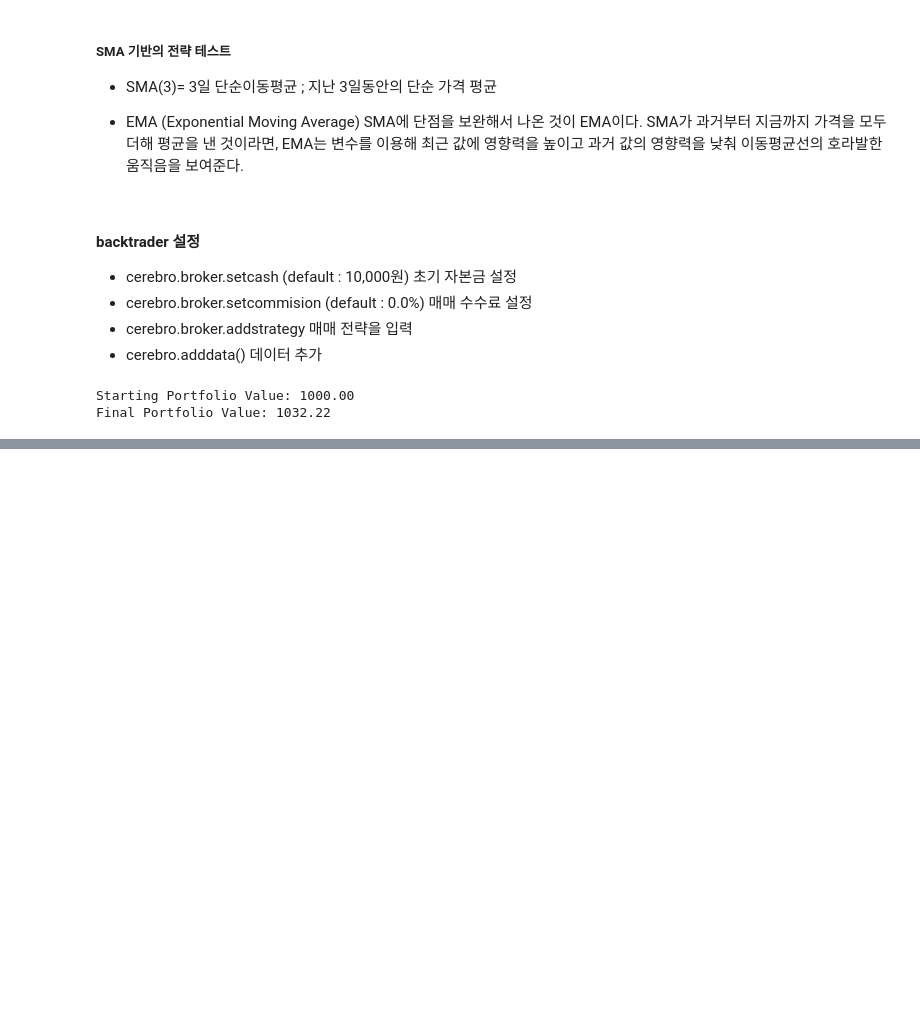
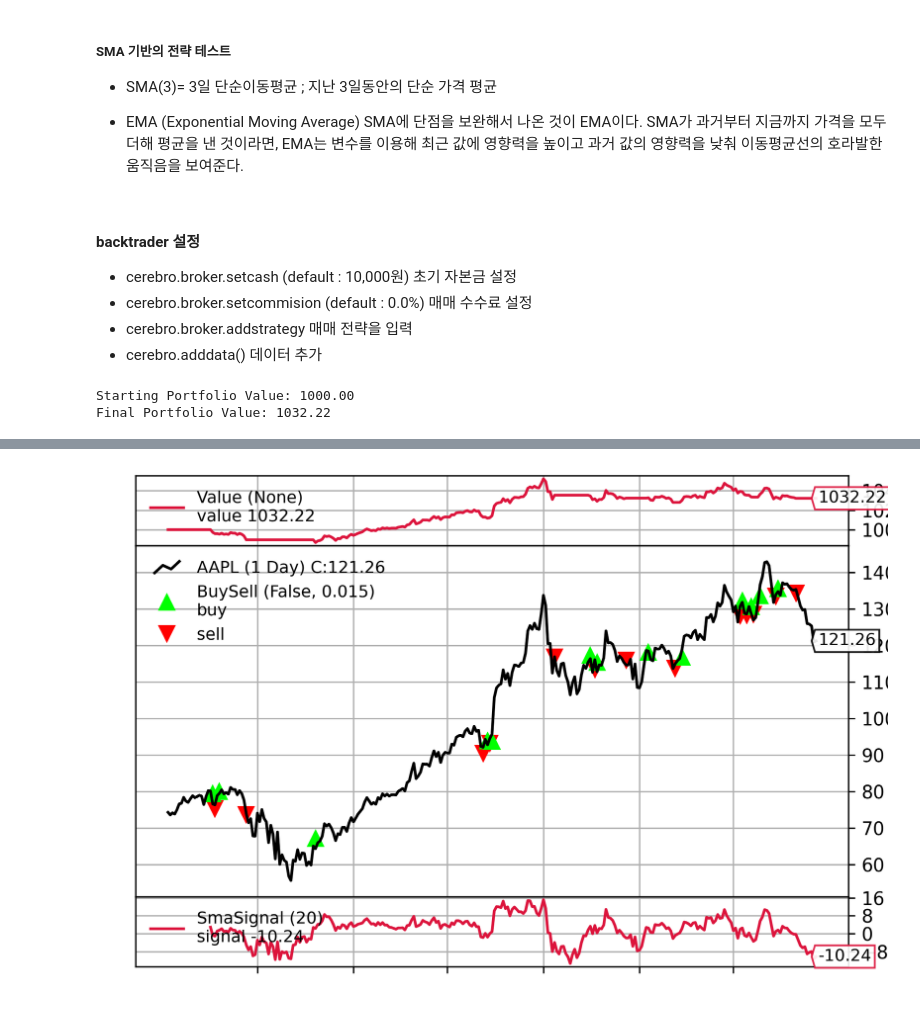
Before and after one commit to holictoweb/python_finance_analysis, a Jupyter notebook: backtrader/backtrader_basic_01.ipynb, the cells around one changed output, grey strips where cells are left out. Saved outputs shown, nothing was run; the diff lists cells and outputs as text; code cells hidden in the pictures; blank space fills up the shorter version.

Commit message:
Colaboratory를 통해 생성됨

```diff
--- a/backtrader/backtrader_basic_01.ipynb
+++ b/backtrader/backtrader_basic_01.ipynb
@@ -81,0 +76,11 @@ cerebro.plot(iplot=True, volume=False)
+# %%
+
+from google.colab import files
+from IPython.display import Image
+chart_file = 'result.png'
+cerebro.plot()[0][0].savefig(chart_file, dpi=300)
+Image(open(chart_file, 'rb').read())
+
+#cerebro.plot(iplot=True, volume=False)
+# %% [output]
+[figure, added]
```
Also changed, not shown: parts of 1 cell of this notebook.
